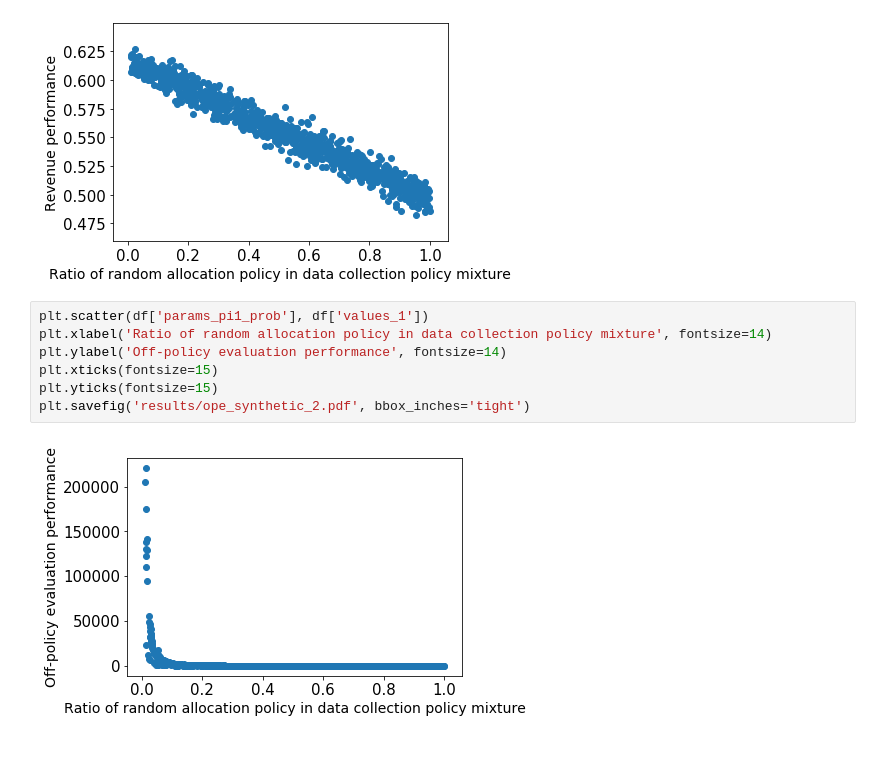
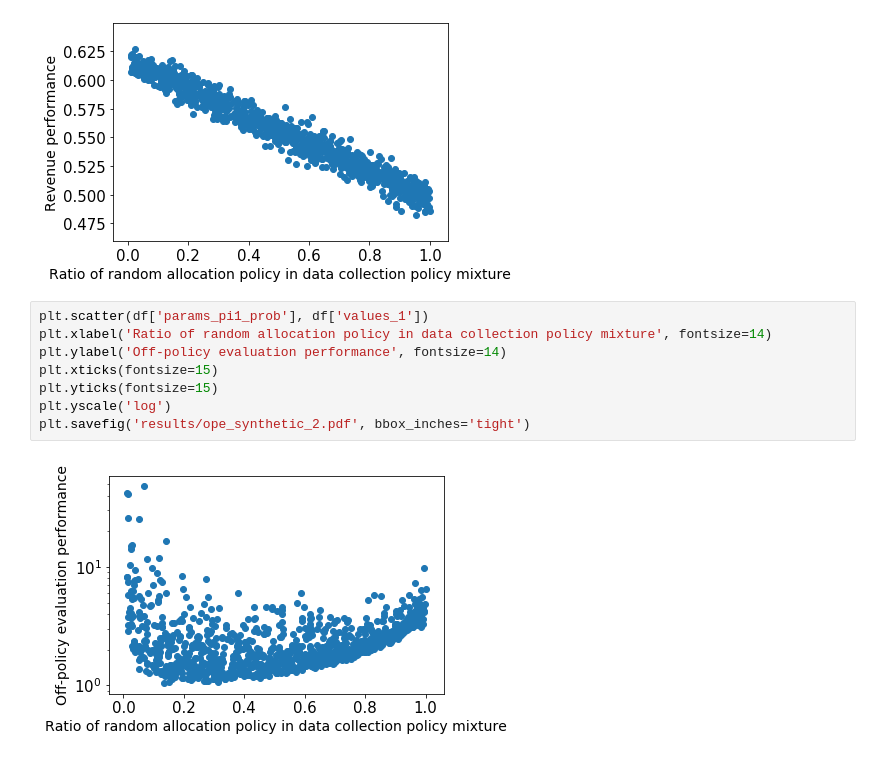
Before and after one commit to nnnnishi/pricai2024balancing, a Jupyter notebook: synthetic_experiments.ipynb, the cells around one changed output. Cells and saved outputs as stored; diff of their text form.

```diff
--- a/synthetic_experiments.ipynb
+++ b/synthetic_experiments.ipynb
@@ -215,9 +234,10 @@ plt.savefig('results/revenue_synthetic_2.pdf', bbox_inches='tight')
 # %%
 plt.scatter(df['params_pi1_prob'], df['values_1'])
 plt.xlabel('Ratio of random allocation policy in data collection policy mixture', fontsize=14)
 plt.ylabel('Off-policy evaluation performance', fontsize=14)
 plt.xticks(fontsize=15)
 plt.yticks(fontsize=15)
+plt.yscale('log')
 plt.savefig('results/ope_synthetic_2.pdf', bbox_inches='tight')
 # %% [output]
-[figure, old version]
+[figure, new version]
```
Also changed, not shown: parts of 16 cells of this notebook, 6 other files.
